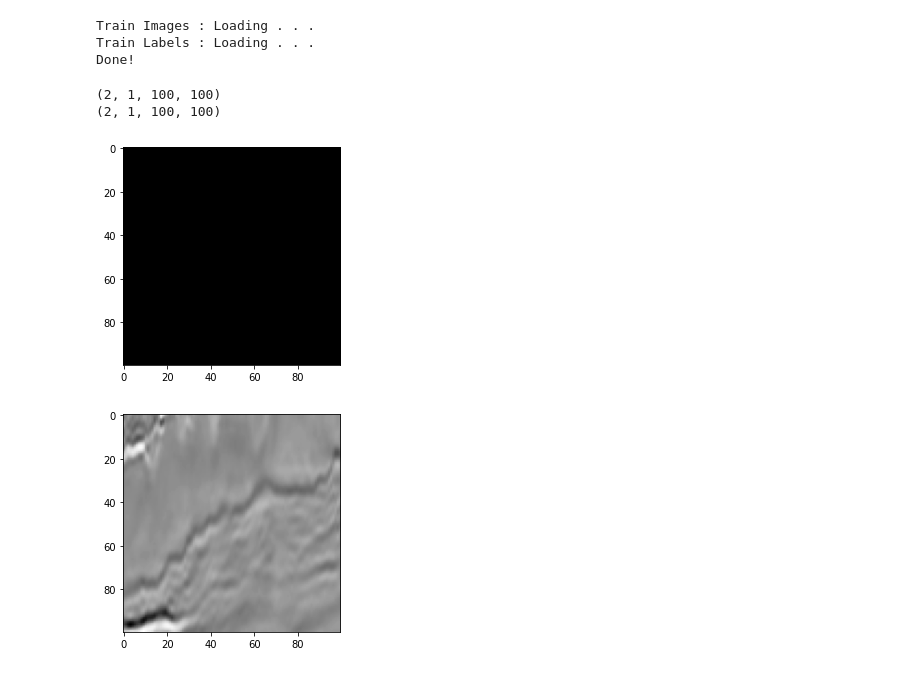
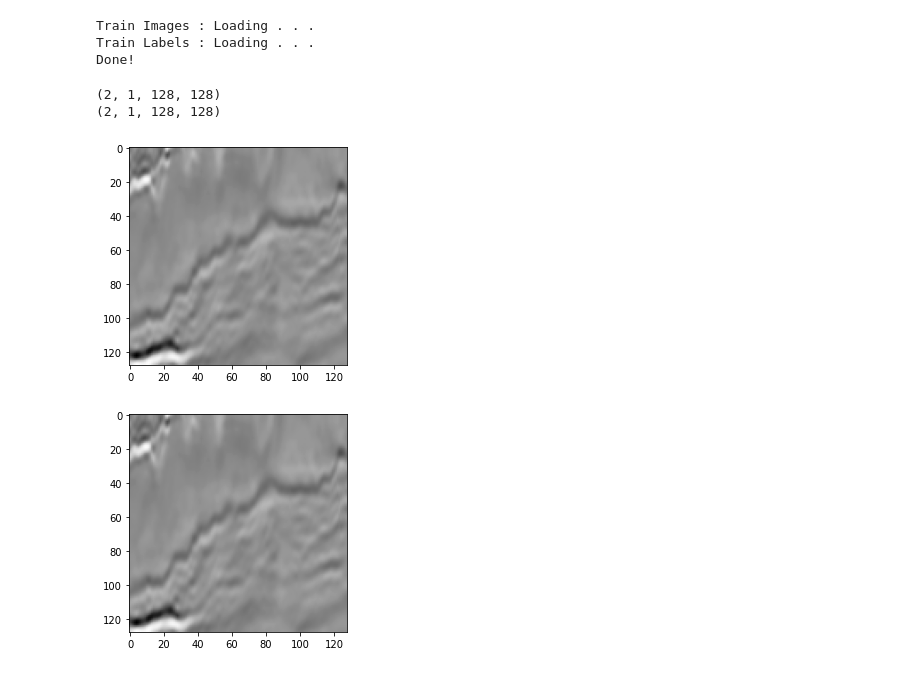
Before and after one commit to labis7/UNET-Using-Numpy, a Jupyter notebook: U-Net - Numpy.ipynb, the cells around one changed output. Drawn from its saved outputs; the diff is of its cells as text; code cells hidden in the pictures.

```diff
--- a/U-Net - Numpy.ipynb
+++ b/U-Net - Numpy.ipynb
@@ -51,17 +51,17 @@ def mnist(path=None):
     def _images(path):
         """Return images loaded locally."""
         folder = path + "/images/"
-        onlyfiles = [cv2.cvtColor(image.imread(folder+f), cv2.COLOR_RGB2GRAY) for f in os.listdir(folder)]
-        pixels = np.array(onlyfiles).reshape(-1,1,101,101).astype('float32')#/255
-        return pixels[:2,:,0:100,0:100]
+        onlyfiles = [cv2.resize(cv2.cvtColor(image.imread(folder+f), cv2.COLOR_RGB2GRAY),(128, 128)) for f in os.listdir(folder)]
+        pixels = np.array(onlyfiles).reshape(-1,1,128,128).astype('float32')#/255
+        return pixels[:2,:,:,:]
 
     def _labels(path):
         """Return labels loaded locally."""
 
         folder = path + "/labels/"
-        onlyfiles = [image.imread(folder+f) for f in os.listdir(folder)]
-        pixels = np.array(onlyfiles).reshape(-1,1,101,101).astype('float32') #/255
-        return pixels[:2,:,0:100,0:100]
+        onlyfiles = [cv2.resize(image.imread(folder+f),(128, 128)) for f in os.listdir(folder)]
+        pixels = np.array(onlyfiles).reshape(-1,1,128,128).astype('float32') #/255
+        return pixels[:2,:,:,:]
     print("Train Images : Loading . . .")
     train_images = _images(path)
     print("Train Labels : Loading . . .")
@@ -83,38 +83,38 @@ Done!
 # %%
 ch = 1 #Number of channels
 print(train_images.shape)
 print(train_labels.shape) # ONE-HOT !!!
 #print(train_images.T.shape)
 #print(train_labels.reshape((train_images.shape[0], 10)).shape)
 
 ##### Getting Ready for the Conv Layers #####
 #train_images = train_images.reshape(train_images.shape[0], ch, 28, 28).squeeze()
 #test_images = test_images.reshape(test_images.shape[0], ch, 28, 28).squeeze()
 
 #############################################
 
 #y = train_images[1].reshape(1,28,28)
 #print(y.squeeze().shape)
 '''
 temp = []
 #train_labels = train_labels.sum(1)
 for i in range(int(len(train_labels[:]))):
     temp.append(list(train_labels[i][:]).index(1))
 
 
 train_labels = np.array(temp.copy())
 #print(train_labels[0:5])
 '''
-plt.imshow(train_labels[1].squeeze(), cmap='Greys_r');
+#plt.imshow(train_images[0].squeeze(), cmap='Greys_r');
 pass
 # %% [output]
-(2, 1, 100, 100)
-(2, 1, 100, 100)
+(2, 1, 128, 128)
+(2, 1, 128, 128)
-[figure, old version]
+[figure, new version]
 # %%
 plt.imshow(train_images[0].squeeze(), cmap='Greys_r');
 # %% [output]
-[figure, old version]
+[figure, new version]
 # %%
 ########### Convolution Architecture - Downsampling/Upsampling  ##################
 
```
Also changed, not shown: parts of 3 cells of this notebook.
